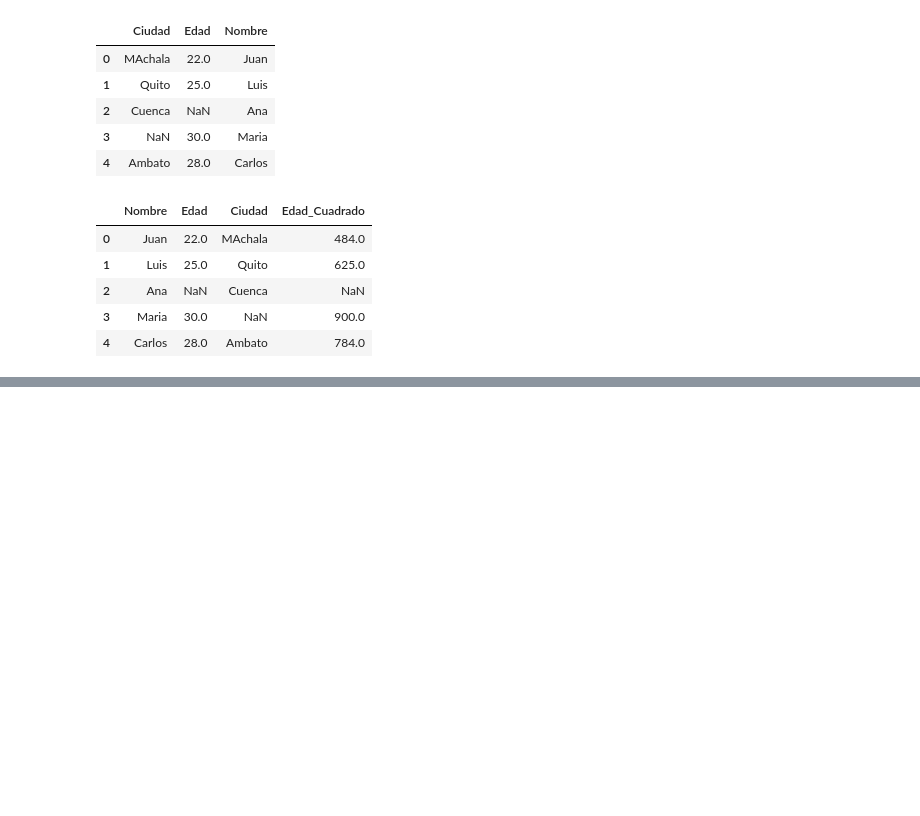
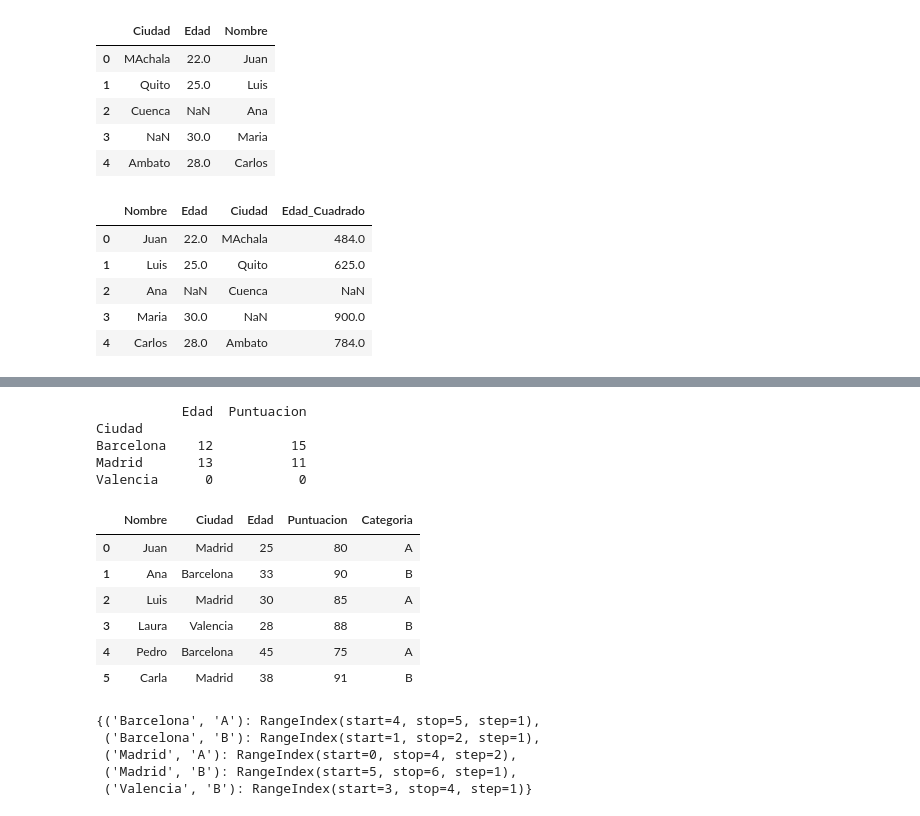
Before and after one commit to luissalinas54/data-science-junior, a Jupyter notebook: AnalisisDatos.ipynb, the cells around one changed output, grey strips where cells are left out. Saved outputs shown, nothing was run; the diff lists cells and outputs as text; code cells hidden in the pictures; blank space fills up the shorter version.

Commit message:
Agregacion y agrupacion de datos

```diff
--- a/AnalisisDatos.ipynb
+++ b/AnalisisDatos.ipynb
@@ -233,3 +233,13 @@ df
 | 2 | Ana | NaN | Cuenca | NaN |
 | 3 | Maria | 30.0 | NaN | 900.0 |
 | 4 | Carlos | 28.0 | Ambato | 784.0 |
+# %%
+#AGRUPACION DE DATOS
+data = {
+    "Nombre": ["Juan", "Ana", "Luis", "Laura", "Pedro", "Carla"],
+    "Ciudad": ["Madrid", "Barcelona", "Madrid", "Valencia", "Barcelona", "Madrid"],
+    "Edad": [25, 33,30,28,45,38],
+    "Puntuacion": [80, 90 ,85, 88, 75, 91]
+    }
+df = pd.DataFrame(data)
+df
@@ -235,0 +275,43 @@ df
+# %%
+#DEFINIMOS UNA FUNCION DE AGREGACION PERSONALIZADA
+#EL RANGO EN ESTE CASO ES AL VARIACION ENTRE LE MAXIMO VALOR Y EL MINIMO
+def rango(series):
+    return series.max() - series.min()
+
+#APLICAMOS LA FUNCION DE AGREGACION PERSONALIZADA A LA COLUMNA DE EDAD
+agregated_data_custom = grouped.agg(
+    {
+        "Edad": rango,
+        "Puntuacion": rango
+    }
+    )
+print (agregated_data_custom)
+# %% [output]
+           Edad  Puntuacion
+Ciudad
+Barcelona    12          15
+Madrid       13          11
+Valencia      0           0
+# %%
+#AGRUPACION DE DATOS
+data["Categoria"] = ["A", "B", "A", "B", "A", "B"]
+df = pd.DataFrame(data)
+df
+# %% [output]
+|  | Nombre | Ciudad | Edad | Puntuacion | Categoria |
+| 0 | Juan | Madrid | 25 | 80 | A |
+| 1 | Ana | Barcelona | 33 | 90 | B |
+| 2 | Luis | Madrid | 30 | 85 | A |
+| 3 | Laura | Valencia | 28 | 88 | B |
+| 4 | Pedro | Barcelona | 45 | 75 | A |
+| 5 | Carla | Madrid | 38 | 91 | B |
+# %%
+#AGREGAR UNA NUEVA COLUMNA CON UNA FUNCION LAMBDAAGRUPACION DE DATOS POR CIUDAD Y CATEGORIA
+grouped_mult = df.groupby(["Ciudad", "Categoria"])
+grouped_mult.groups
+# %% [output]
+{('Barcelona', 'A'): RangeIndex(start=4, stop=5, step=1),
+ ('Barcelona', 'B'): RangeIndex(start=1, stop=2, step=1),
+ ('Madrid', 'A'): RangeIndex(start=0, stop=4, step=2),
+ ('Madrid', 'B'): RangeIndex(start=5, stop=6, step=1),
+ ('Valencia', 'B'): RangeIndex(start=3, stop=4, step=1)}
```
Also changed, not shown: parts of 11 cells of this notebook.
